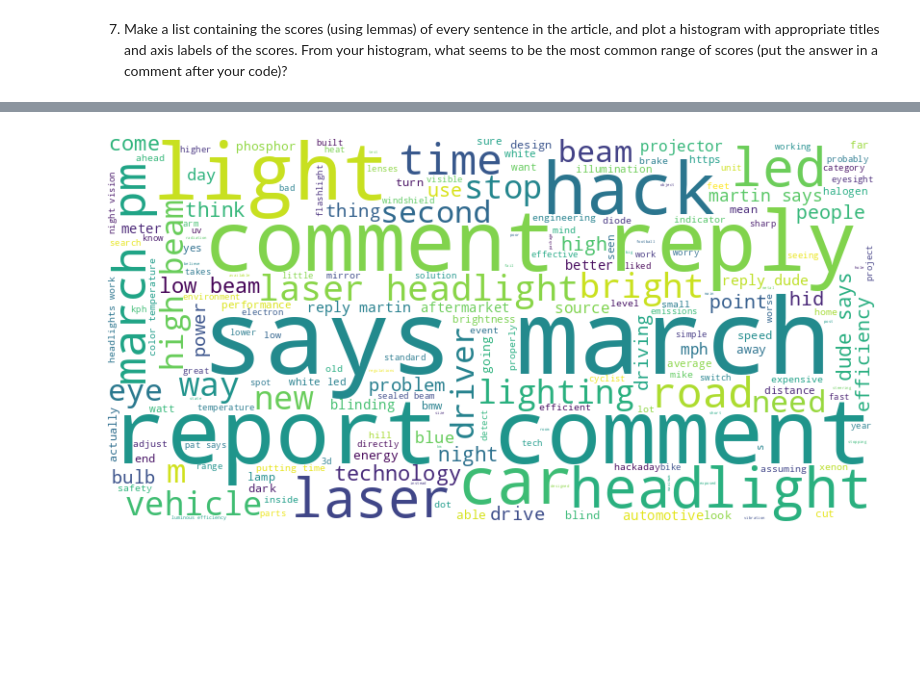
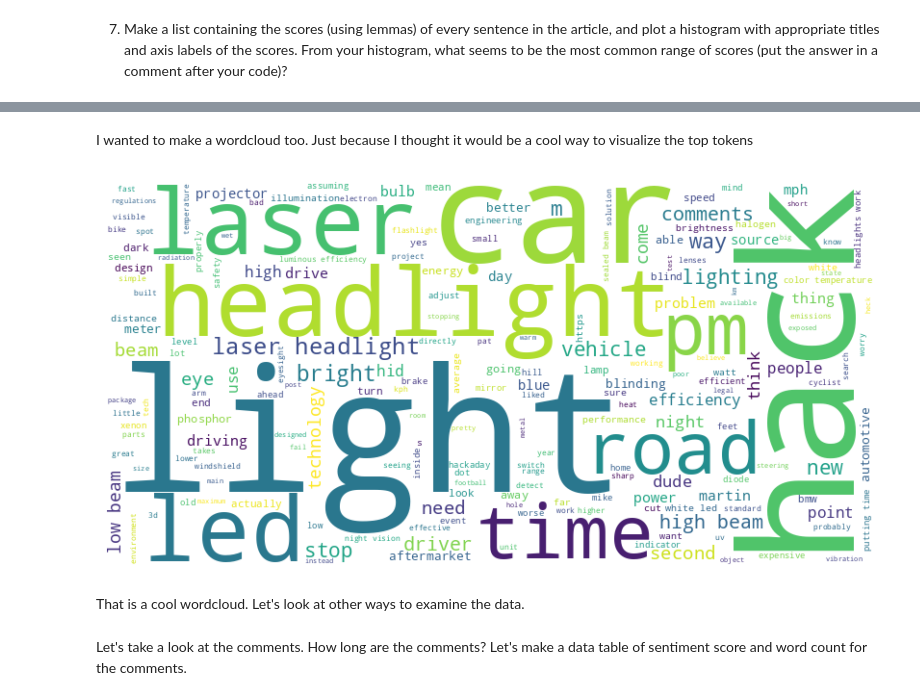
Before and after one commit to drpafowler/web-scraping-philip, a Jupyter notebook: web-scraping.ipynb, the cells around one changed output, grey strips where cells are left out. Drawn from its saved outputs; the diff is of its cells as text; code cells hidden in the pictures; blank space fills up the shorter version.

```diff
--- a/web-scraping.ipynb
+++ b/web-scraping.ipynb
@@ -162,0 +224,24 @@ plt.show()
+# %%
+# Load the spaCy model
+nlp = spacy.load("en_core_web_sm")
+
+# Process the article text
+doc = nlp(soup.get_text())
+
+# Filter tokens: remove punctuation, stopwords, whitespace, and specific terms, and get lemmas
+exclude_terms = {'reply', 'report', 'comment', 'say', 'says', 'march', '2021', '22', '23'}
+lemmas = [token.lemma_.lower() for token in doc if not token.is_punct and not token.is_stop and not token.is_space and token.lemma_.lower() not in exclude_terms]
+
+# Get the 20 most common lemmas
+lemma_freq = Counter(lemmas).most_common(25)
+
+# Separate the lemmas and their frequencies
+lemmas, frequencies = zip(*lemma_freq)
+
+# Create a horizontal bar chart
+plt.figure(figsize=(10, 8))
+plt.barh(lemmas, frequencies, color='skyblue')
+plt.xlabel('Count')
+plt.title('25 Most Common Lemmas')
+plt.gca().invert_yaxis()  # Invert y-axis to have the highest count at the top
+plt.show()
@@ -252,6 +368,7 @@ per spacy documentation https://spacy.io/usage/linguistic-features, spacy can id
 # %%
-# Filter tokens: remove punctuation, stopwords, whitespace, and only keep nouns
-tokens = [token.text.lower() for token in doc if token.pos_ == 'NOUN' and not token.is_punct and not token.is_stop and not token.is_space]
+# Filter tokens: remove punctuation, stopwords, whitespace, and specific terms, and only keep nouns
+exclude_terms = {'reply', 'report', 'comment', 'say', 'says', 'march', '2021', '22', '23'}
+tokens = [token.text.lower() for token in doc if token.pos_ == 'NOUN' and not token.is_punct and not token.is_stop and not token.is_space and token.text.lower() not in exclude_terms]
 
 # Get the 5 most common tokens
 token_freq = Counter(tokens).most_common(5)
@@ -261,8 +378,9 @@ print("Most common noun tokens and their frequencies:")
 for token, freq in token_freq:
     print(f"Token: {token}, Frequency: {freq}")
 
-# Filter tokens: remove punctuation, stopwords, whitespace, and only keep nouns, and get lemmas
-lemmas = [token.lemma_.lower() for token in doc if token.pos_ == 'NOUN' and not token.is_punct and not token.is_stop and not token.is_space]
+# Filter tokens: remove punctuation, stopwords, whitespace, and specific terms, and get lemmas
+exclude_terms = {'reply', 'report', 'comment', 'say', 'says', 'march', '2021', '22', '23'}
+lemmas = [token.lemma_.lower() for token in doc if not token.is_punct and not token.is_stop and not token.is_space and token.lemma_.lower() not in exclude_terms]
 
 # Get the 5 most common lemmas
 lemma_freq = Counter(lemmas).most_common(5)
@@ -328,25 +475,32 @@ print(STOP_WORDS)
+# %% [markdown]
+I wanted to make a wordcloud too.  Just because I thought it would be a cool way to visualize the top tokens
 # %%
 from wordcloud import WordCloud
 
 # Load the spaCy model
 nlp = spacy.load("en_core_web_sm")
 
 # Process the article text
 doc = nlp(soup.get_text())
 
 # Filter tokens: remove punctuation, stopwords, and whitespace
-tokens = [token.text.lower() for token in doc if not token.is_punct and not token.is_stop and not token.is_space]
+exclude_terms = {'reply', 'report', 'comment', 'say', 'says', 'march', '2021', '22', '23'}
+tokens = [token.text.lower() for token in doc if not token.is_punct and not token.is_stop and not token.is_space and token.text.lower() not in exclude_terms]
 
 # Join tokens to form a single string
 text = ' '.join(tokens)
 
 # Generate the word cloud
 wordcloud = WordCloud(width=800, height=400, background_color='white').generate(text)
 
 # Display the word cloud
 plt.figure(figsize=(10, 5))
 plt.imshow(wordcloud, interpolation='bilinear')
 plt.axis('off')
 plt.show()
 # %% [output]
-[figure, old version]
+[figure, new version]
+# %% [markdown]
+That is a cool wordcloud.  Let's look at other ways to examine the data.
+# %% [markdown]
+Let's take a look at the comments.  How long are the comments? Let's make a data table of sentiment score and word count for the comments.
```
Also changed, not shown: parts of 22 cells of this notebook, 2 other files.
